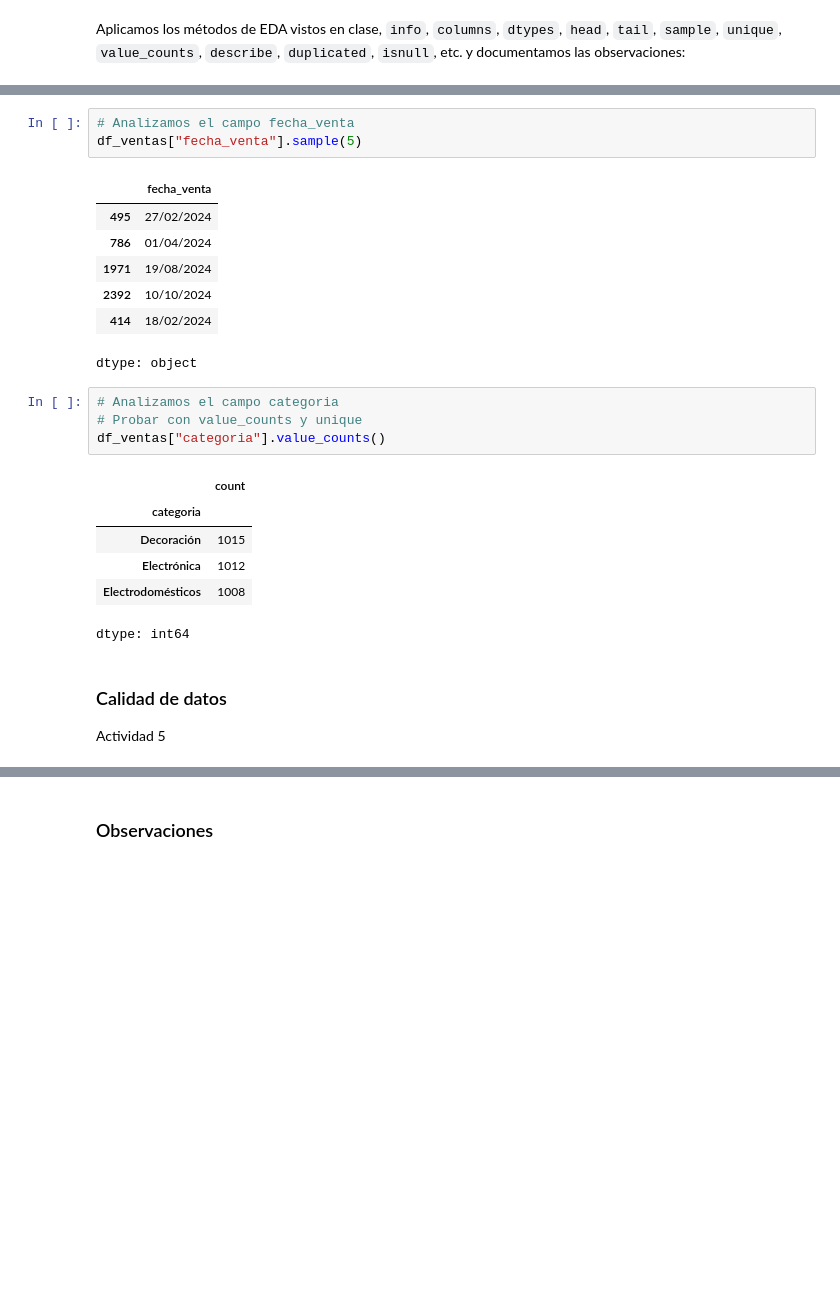
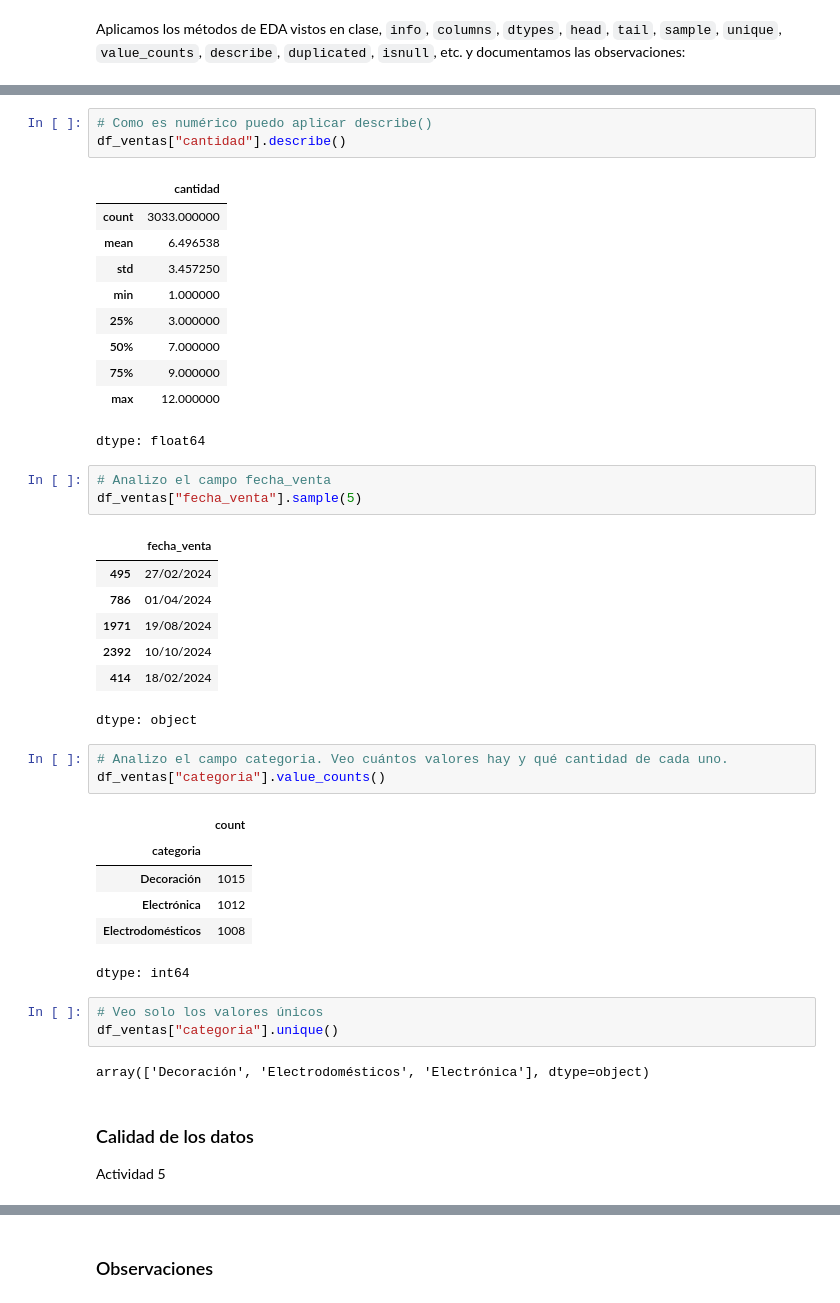
Before and after one commit to FerJGit/TT-2C2025-Data-Analitycs-Notebooks, a Jupyter notebook: PreEntrega/Mis_Archivos/Pre-entrega.ipynb, the cells around one changed output, grey strips where cells are left out. Saved outputs shown, nothing was run; the diff lists cells and outputs as text; blank space fills up the shorter version.

```diff
--- a/PreEntrega/Mis_Archivos/Pre-entrega.ipynb
+++ b/PreEntrega/Mis_Archivos/Pre-entrega.ipynb
@@ -169,6 +168,20 @@ df_ventas["cantidad"].sample(5)
 dtype: float64
+# %%
+# Como es numérico puedo aplicar describe()
+df_ventas["cantidad"].describe()
+# %% [output]
+|  | cantidad |
+| count | 3033.000000 |
+| mean | 6.496538 |
+| std | 3.457250 |
+| min | 1.000000 |
+| 25% | 3.000000 |
+| 50% | 7.000000 |
+| 75% | 9.000000 |
+| max | 12.000000 |
+dtype: float64
 # %%
-# Analizamos el campo fecha_venta
+# Analizo el campo fecha_venta
 df_ventas["fecha_venta"].sample(5)
 # %% [output]
 |  | fecha_venta |
@@ -179,8 +192,7 @@ df_ventas["fecha_venta"].sample(5)
 | 414 | 18/02/2024 |
 dtype: object
 # %%
-# Analizamos el campo categoria
-# Probar con value_counts y unique
+# Analizo el campo categoria. Veo cuántos valores hay y qué cantidad de cada uno.
 df_ventas["categoria"].value_counts()
 # %% [output]
 |  | count |
@@ -189,7 +201,12 @@ df_ventas["categoria"].value_counts()
 | Electrónica | 1012 |
 | Electrodomésticos | 1008 |
 dtype: int64
+# %%
+# Veo solo los valores únicos
+df_ventas["categoria"].unique()
+# %% [output]
+array(['Decoración', 'Electrodomésticos', 'Electrónica'], dtype=object)
 # %% [markdown]
-### Calidad de datos
+### Calidad de los datos
 Actividad 5
 # %%
```
Also changed, not shown: parts of 62 cells of this notebook.
